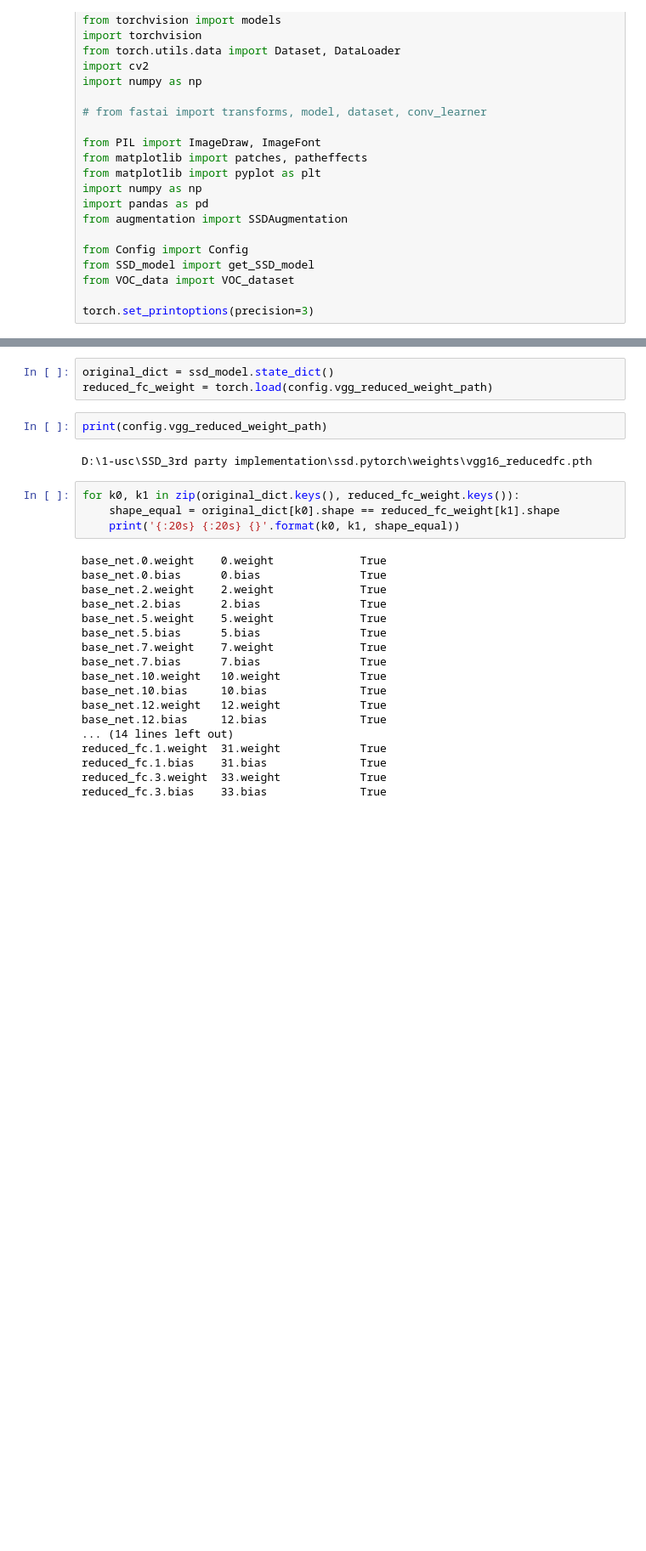
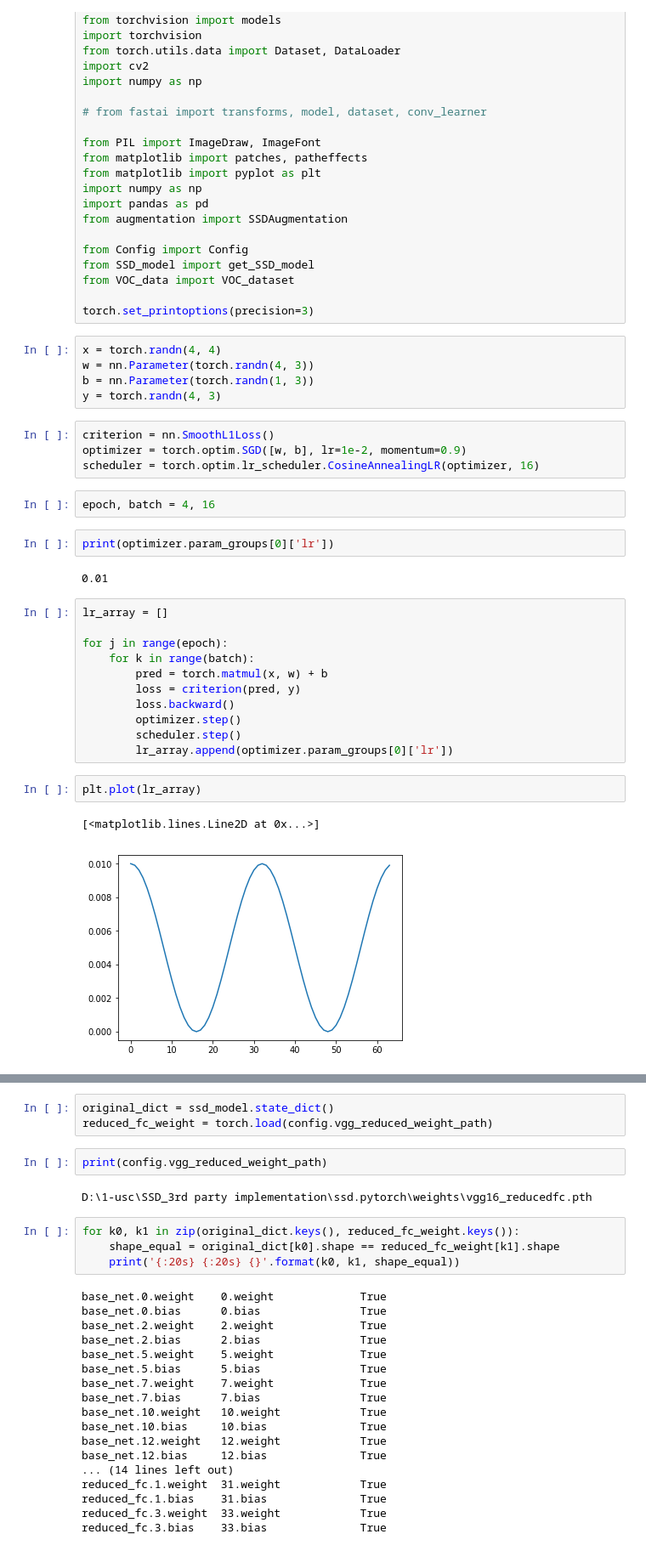
Before and after one commit to kindeQi/PyTorch_SSD, a Jupyter notebook: test.ipynb, the cells around one changed output, grey strips where cells are left out. Shown at 85% size. Drawn from its saved outputs; the diff is of its cells as text; blank space fills up the shorter version.

```diff
--- a/test.ipynb
+++ b/test.ipynb
@@ -30,3 +30,34 @@ from SSD_model import get_SSD_model
 from VOC_data import VOC_dataset
 
 torch.set_printoptions(precision=3)
+# %%
+x = torch.randn(4, 4)
+w = nn.Parameter(torch.randn(4, 3))
+b = nn.Parameter(torch.randn(1, 3))
+y = torch.randn(4, 3)
+# %%
+criterion = nn.SmoothL1Loss()
+optimizer = torch.optim.SGD([w, b], lr=1e-2, momentum=0.9)
+scheduler = torch.optim.lr_scheduler.CosineAnnealingLR(optimizer, 16)
+# %%
+epoch, batch = 4, 16
+# %%
+print(optimizer.param_groups[0]['lr'])
+# %% [output]
+0.01
+# %%
+lr_array = []
+
+for j in range(epoch):
+    for k in range(batch):
+        pred = torch.matmul(x, w) + b
+        loss = criterion(pred, y)
+        loss.backward()
+        optimizer.step()
+        scheduler.step()
+        lr_array.append(optimizer.param_groups[0]['lr'])
+# %%
+plt.plot(lr_array)
+# %% [output]
+[<matplotlib.lines.Line2D at 0x...>]
+[figure, added]
```
Also changed, not shown: parts of 7 cells of this notebook, 3 other files.
